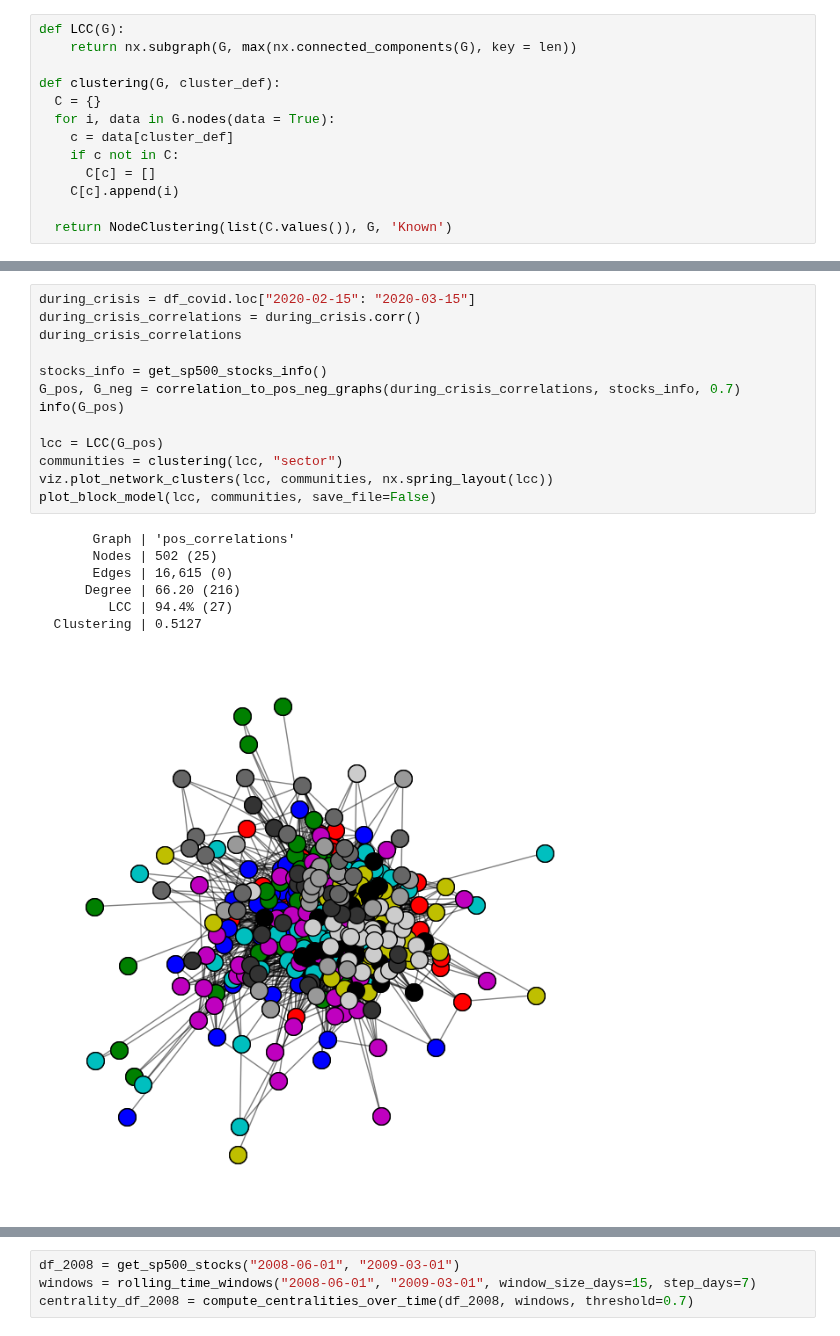
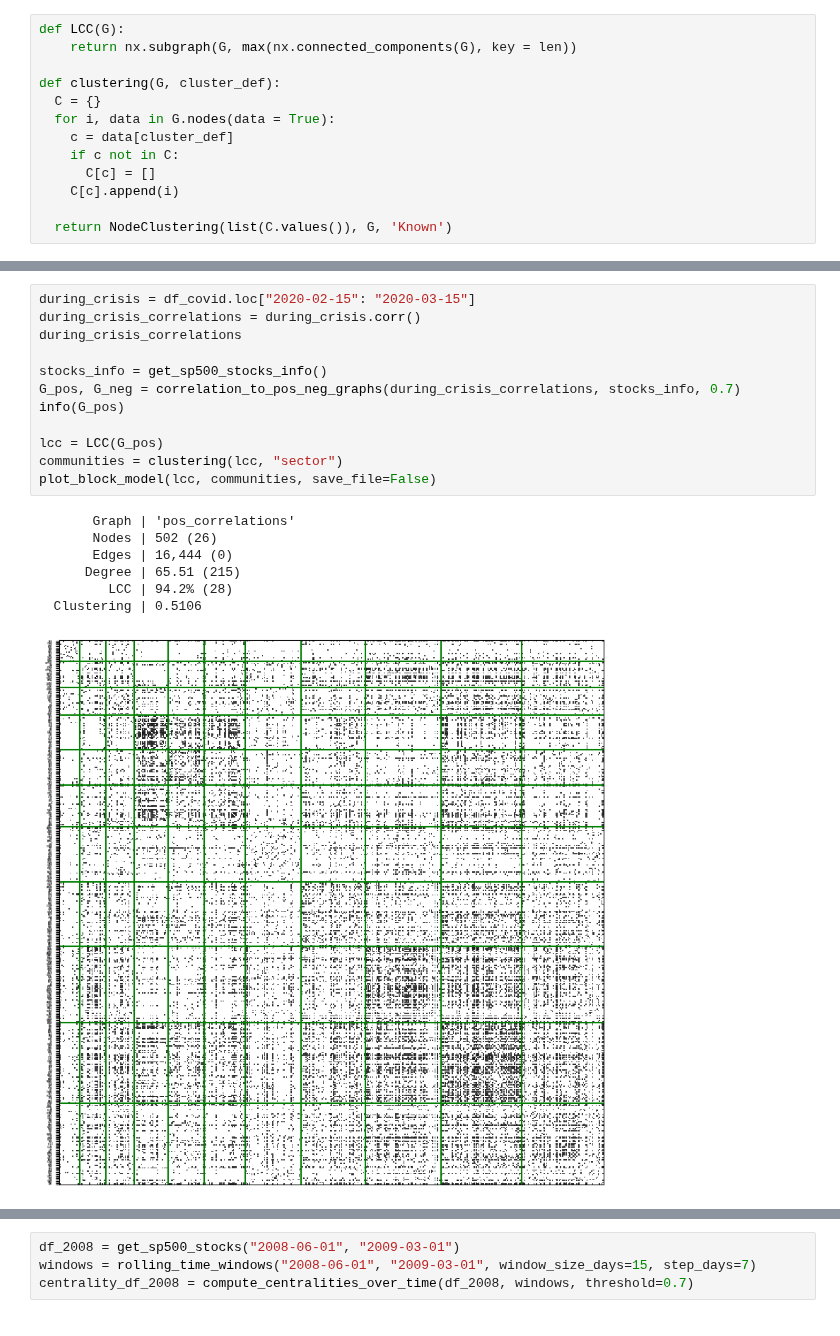
Before and after one commit to HSellis/INA-Project, a Jupyter notebook: crisis_analysis.ipynb, the cells around one changed output, grey strips where cells are left out. Drawn from its saved outputs; the diff is of its cells as text.

```diff
--- a/crisis_analysis.ipynb
+++ b/crisis_analysis.ipynb
@@ -197,21 +199,20 @@ plot_block_model(lcc, communities, save_file=False)
 # %%
 during_crisis = df_covid.loc["2020-02-15": "2020-03-15"]
 during_crisis_correlations = during_crisis.corr()
 during_crisis_correlations
 
 stocks_info = get_sp500_stocks_info()
 G_pos, G_neg = correlation_to_pos_neg_graphs(during_crisis_correlations, stocks_info, 0.7)
 info(G_pos)
 
 lcc = LCC(G_pos)
 communities = clustering(lcc, "sector")
-viz.plot_network_clusters(lcc, communities, nx.spring_layout(lcc))
 plot_block_model(lcc, communities, save_file=False)
 # %% [output]
        Graph | 'pos_correlations'
-       Nodes | 502 (25)
-       Edges | 16,615 (0)
-      Degree | 66.20 (216)
-         LCC | 94.4% (27)
-  Clustering | 0.5127
+       Nodes | 502 (26)
+       Edges | 16,444 (0)
+      Degree | 65.51 (215)
+         LCC | 94.2% (28)
+  Clustering | 0.5106
-[figure, old version]
+[figure, new version]
```
Also changed, not shown: parts of 10 cells of this notebook.
